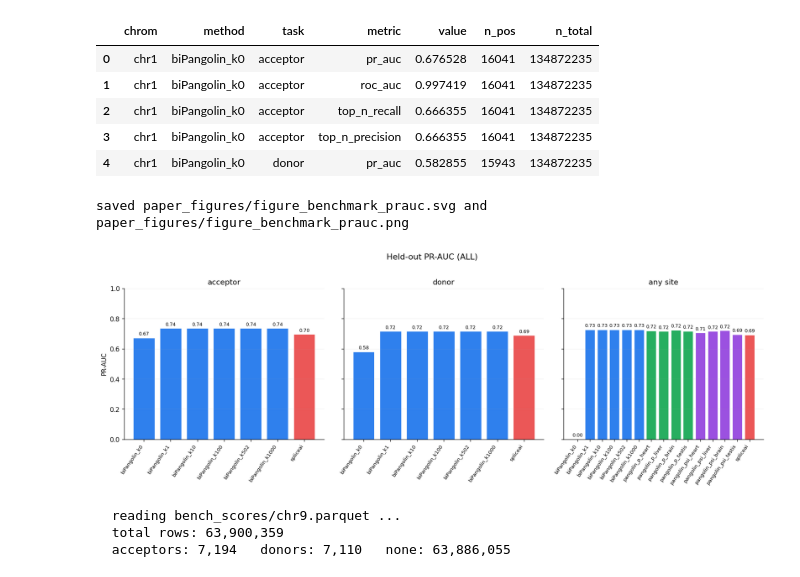
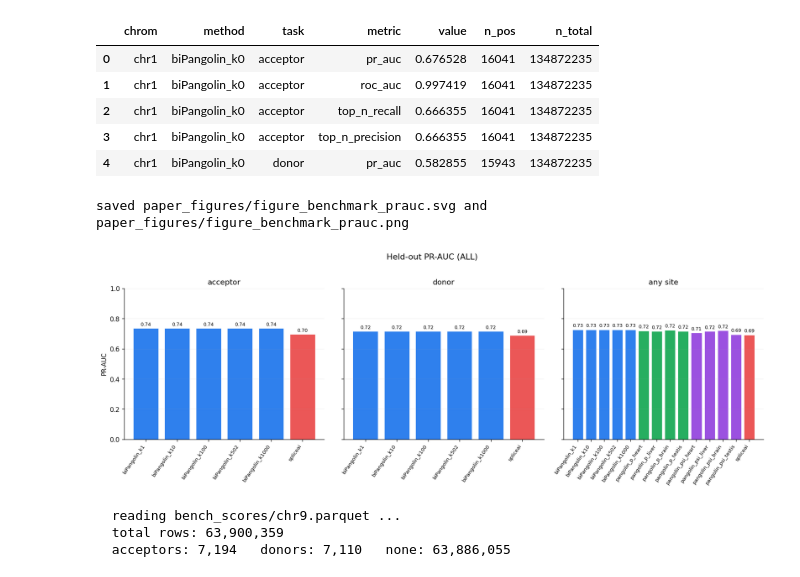
Before and after one commit to Delayed-Gitification/biPangolin, a Jupyter notebook: paper_figures.ipynb, the cells around one changed output. Saved outputs shown, nothing was run; the diff lists cells and outputs as text; code cells hidden in the pictures.

```diff
--- a/paper_figures.ipynb
+++ b/paper_figures.ipynb
@@ -406,30 +348,0 @@ saved paper_figures/figure_spliceai_bipangolin_tracks.svg and paper_figures/figu
-# %%
-def plot_spliceai_bipangolin_scatter(result, spliceai_acceptor, spliceai_donor):
-    bp_acc = tensor_to_numpy(result.probe_acceptor)
-    bp_don = tensor_to_numpy(result.probe_donor)
-
-    fig, axes = plt.subplots(1, 2, figsize=(9, 4), sharex=False, sharey=False)
-    pairs = [
-        (spliceai_acceptor, bp_acc, "Acceptor", ACC_COLOR),
-        (spliceai_donor, bp_don, "Donor", DON_COLOR),
-    ]
-    for ax, (x, y, label, color) in zip(axes, pairs):
-        ax.scatter(x, y, s=12, alpha=0.35, color=color, edgecolor="none")
-        r = np.corrcoef(x, y)[0, 1]
-        ax.text(0.04, 0.92, f"r = {r:.3f}", transform=ax.transAxes)
-        ax.set_xlabel(f"SpliceAI {label.lower()} P")
-        ax.set_ylabel(f"biPangolin {label.lower()} probe P")
-        ax.set_title(label)
-        ax.set_xlim(-0.01, max(0.05, np.nanmax(x) * 1.08))
-        ax.set_ylim(-0.01, max(0.05, np.nanmax(y) * 1.08))
-
-    fig.suptitle("Position-wise agreement with SpliceAI", y=1.03, fontsize=13)
-    fig.tight_layout()
-    return fig
-
-if spliceai_acceptor is not None:
-    fig = plot_spliceai_bipangolin_scatter(bp_result, spliceai_acceptor, spliceai_donor)
-    save_figure(fig, "figure_spliceai_bipangolin_scatter")
-    plt.show()
-else:
-    print("Skipping scatter: SpliceAI outputs are unavailable.")
@@ -637,7 +457,7 @@ metrics:   ['accuracy_all', 'accuracy_at_truesites', 'pr_auc', 'roc_auc', 'top_n
 # Headline figure: PR-AUC by method × task on pooled chr1+chr9 (chrom=='ALL').
 
 BENCH_METHOD_ORDER = [
-    "biPangolin_k0", "biPangolin_k1", "biPangolin_k10",
+  "biPangolin_k1", "biPangolin_k10",
     "biPangolin_k100", "biPangolin_k502", "biPangolin_k1000",
     "pangolin_p_heart", "pangolin_p_liver", "pangolin_p_brain", "pangolin_p_testis",
     "pangolin_psi_heart", "pangolin_psi_liver", "pangolin_psi_brain", "pangolin_psi_testis",
@@ -664,34 +484,34 @@ def plot_benchmark_prauc(summary, chrom="ALL", tasks=("acceptor", "donor", "any_
     df = df[df["method"].isin(BENCH_METHOD_ORDER)]
     df["method"] = pd.Categorical(df["method"], categories=BENCH_METHOD_ORDER, ordered=True)
     df = df.sort_values("method")
 
     fig, axes = plt.subplots(1, len(tasks), figsize=(5 * len(tasks), 5.2), sharey=True)
     if len(tasks) == 1:
         axes = [axes]
     for ax, task in zip(axes, tasks):
         sub = df[df["task"] == task]
         x = np.arange(len(sub))
         colors = [BENCH_METHOD_COLOR.get(m, "#888888") for m in sub["method"]]
         ax.bar(x, sub["value"], color=colors, edgecolor="white", linewidth=0.5)
         ax.set_xticks(x)
         ax.set_xticklabels(sub["method"], rotation=55, ha="right", fontsize=8)
         ax.set_title(task.replace("_", " "))
         ax.set_ylim(0, 1)
         ax.grid(axis="x", visible=False)
         for xi, v in zip(x, sub["value"]):
             if pd.notna(v):
                 ax.text(xi, v + 0.01, f"{v:.2f}", ha="center", va="bottom", fontsize=7.5)
     axes[0].set_ylabel("PR-AUC")
     fig.suptitle(f"Held-out PR-AUC ({chrom})", y=1.02, fontsize=13)
     fig.tight_layout()
     return fig
 
 fig = plot_benchmark_prauc(bench_summary)
 save_figure(fig, "figure_benchmark_prauc")
 plt.show()
 # %% [output]
 saved paper_figures/figure_benchmark_prauc.svg and paper_figures/figure_benchmark_prauc.png
-[figure, old version]
+[figure, new version]
 # %%
 # Load the raw parquet (memory-efficient column-selective read).
 # We need: label + the score columns we plot. We DON'T need chrom/gene_id/pos for these analyses.
```
Also changed, not shown: parts of 14 cells of this notebook, 13 other files.
